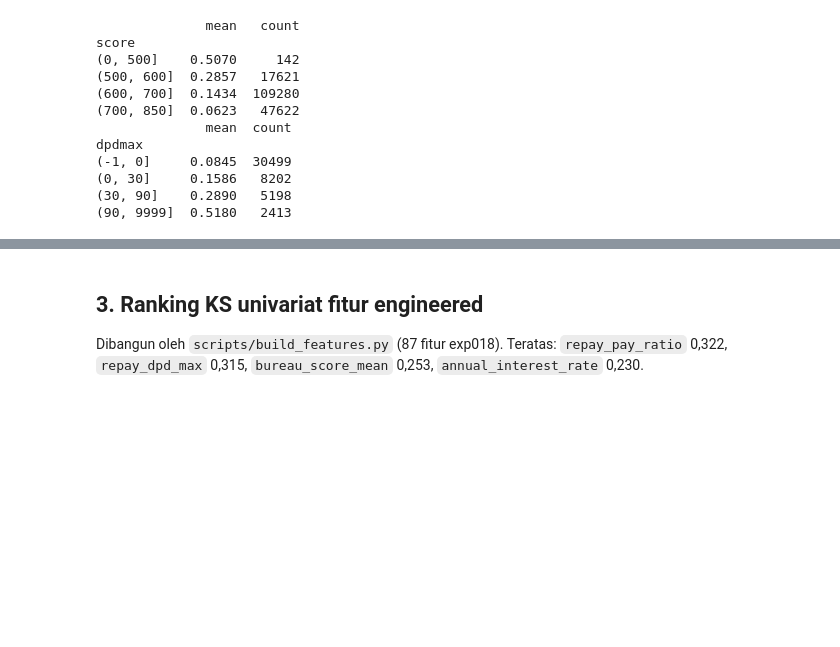
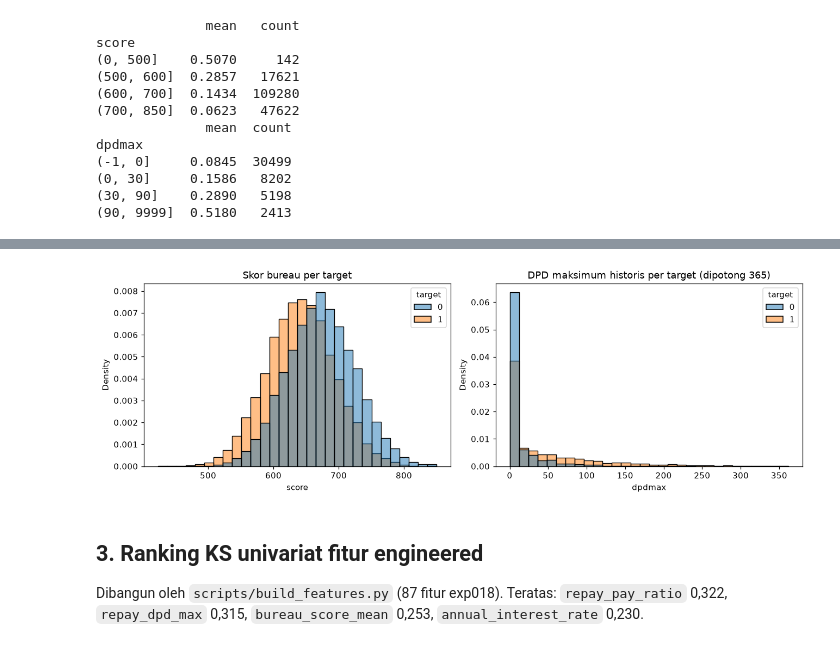
Before and after one commit to SuperBypassUdinnn/logika-ui-2026-experiment, a Jupyter notebook: notebooks/eda/fadhlur_eda_awal.ipynb, the cells around one changed output, grey strips where cells are left out. Cells and saved outputs as stored; diff of their text form; code cells hidden in the pictures; blank space fills up the shorter version.

```diff
--- a/notebooks/eda/fadhlur_eda_awal.ipynb
+++ b/notebooks/eda/fadhlur_eda_awal.ipynb
@@ -91,3 +137,15 @@ dpdmax
+# %%
+fig, ax = plt.subplots(1, 2, figsize=(12, 4))
+m_ok = m.dropna(subset=["score"])
+sns.histplot(data=m_ok, x="score", hue="target", bins=30, stat="density", common_norm=False, ax=ax[0])
+ax[0].set_title("Skor bureau per target")
+both_ok = both[both.dpdmax < 365]
+sns.histplot(data=both_ok.assign(target=both_ok.target.astype(str)), x="dpdmax", hue="target", bins=30, stat="density", common_norm=False, ax=ax[1])
+ax[1].set_title("DPD maksimum historis per target (dipotong 365)")
+plt.tight_layout()
+save_show(fig, f"eda_{save_show.counter:02d}.png"); save_show.counter += 1
+# %% [output]
+[figure, added]
 # %% [markdown]
 ## 3. Ranking KS univariat fitur engineered
 
```
Also changed, not shown: parts of 7 cells of this notebook, 4 other files.
